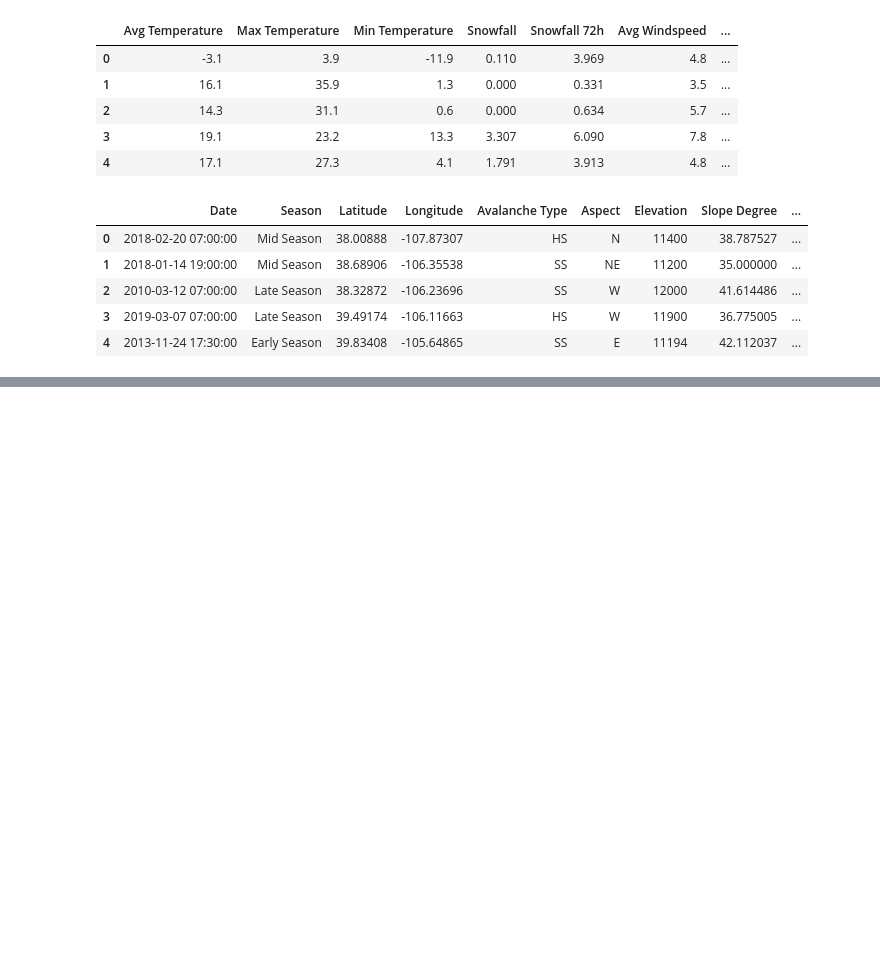
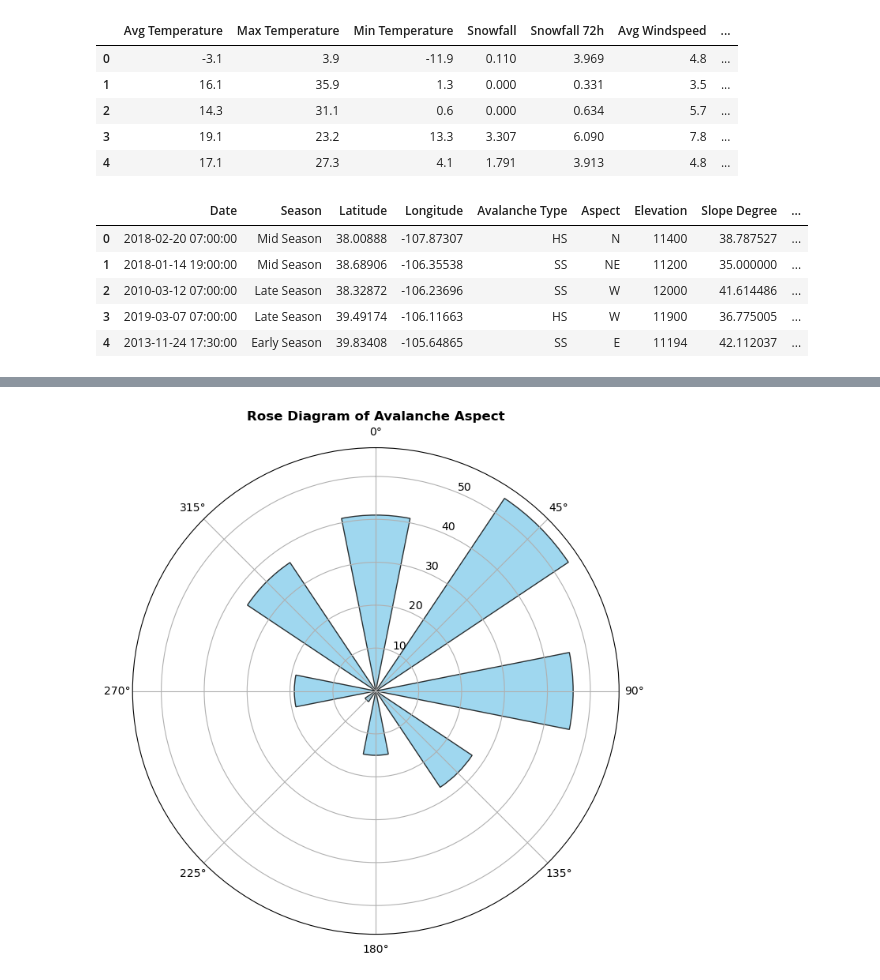
Before and after one commit to GrantSchumacher/avalanche-ml-project, a Jupyter notebook: notebooks/avalanche_ml.ipynb, the cells around one changed output, grey strips where cells are left out. Cells and saved outputs as stored; diff of their text form; code cells hidden in the pictures; blank space fills up the shorter version.

Commit message:
added EDA rose plots and pairplot for terrain, weather, and avalanche type patterns

```diff
--- a/notebooks/avalanche_ml.ipynb
+++ b/notebooks/avalanche_ml.ipynb
@@ -710,0 +711,29 @@ avalanche_df.head()
+# %%
+color_map = {
+    'SS': 'red',
+    'HS': 'blue',
+    'WS': 'green',
+    'WL': 'yellow'
+}
+
+#Convert to radians
+aspect_radians = np.deg2rad(avalanche_df['Aspect'])
+
+#Make bins for every 22.5 degrees
+num_bins = 16
+bins = np.linspace(0, 2*np.pi, num_bins + 1)
+
+counts, _ = np.histogram(aspect_radians, bins)
+
+plt.figure(figsize=(8, 8))
+ax = plt.subplot(111, projection='polar')
+
+bars = ax.bar(bins[:-1], counts, width=(2*np.pi/num_bins), bottom=0, color='skyblue', edgecolor='black', alpha=0.8)
+
+ax.set_theta_zero_location('N')  # 0° at the top
+ax.set_theta_direction(-1)       # Clockwise
+ax.set_title("Rose Diagram of Avalanche Aspect", fontweight='bold')
+
+plt.show()
+# %% [output]
+[figure, added]
```
Also changed, not shown: parts of 4 cells of this notebook.
